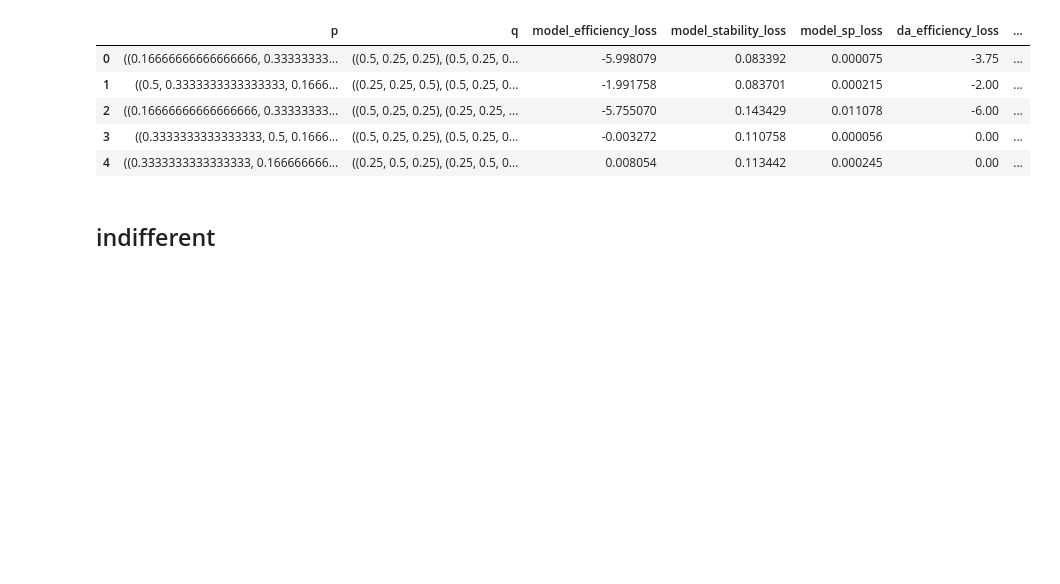
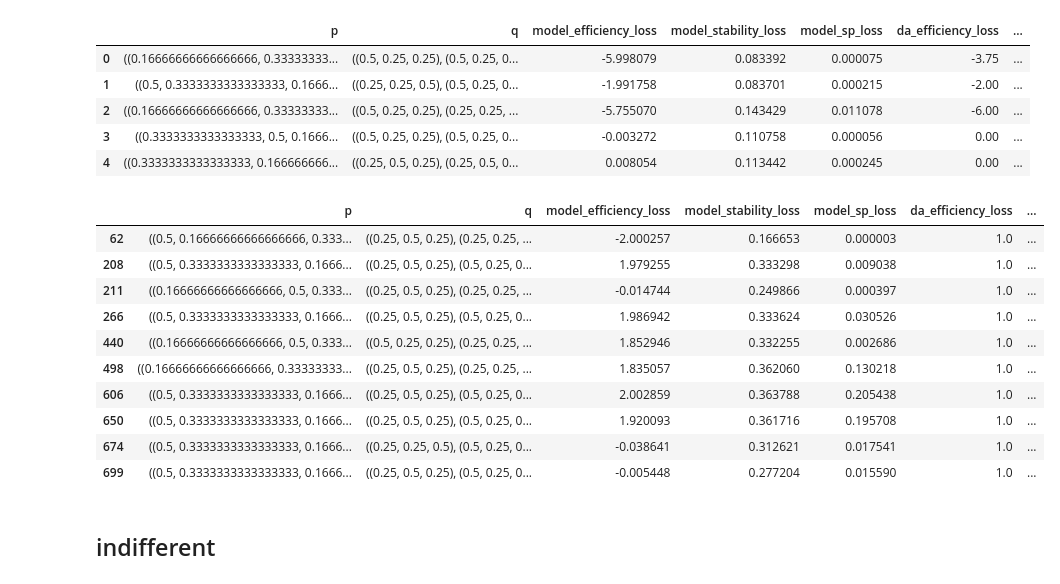
Before and after one commit to meina-t/matching_with_dl, a Jupyter notebook: dual_primal_matching.ipynb, the cells around one changed output. Cells and saved outputs as stored; diff of their text form; code cells hidden in the pictures; blank space fills up the shorter version.

```diff
--- a/dual_primal_matching.ipynb
+++ b/dual_primal_matching.ipynb
@@ -451,3 +660,17 @@ df.head()
 | 2 | ((0.16666666666666666, 0.33333333... | ((0.5, 0.25, 0.25), (0.25, 0.25, ... | -5.755070 | 0.143429 | 0.011078 | -6.00 | ... |
 | 3 | ((0.3333333333333333, 0.5, 0.1666... | ((0.5, 0.25, 0.25), (0.5, 0.25, 0... | -0.003272 | 0.110758 | 0.000056 | 0.00 | ... |
 | 4 | ((0.3333333333333333, 0.166666666... | ((0.25, 0.5, 0.25), (0.25, 0.5, 0... | 0.008054 | 0.113442 | 0.000245 | 0.00 | ... |
+# %%
+df_2[df_2["da_efficiency_loss"] > 0]
+# %% [output]
+|  | p | q | model_efficiency_loss | model_stability_loss | model_sp_loss | da_efficiency_loss | ... |
+| 62 | ((0.5, 0.16666666666666666, 0.333... | ((0.25, 0.5, 0.25), (0.25, 0.25, ... | -2.000257 | 0.166653 | 0.000003 | 1.0 | ... |
+| 208 | ((0.5, 0.3333333333333333, 0.1666... | ((0.25, 0.5, 0.25), (0.5, 0.25, 0... | 1.979255 | 0.333298 | 0.009038 | 1.0 | ... |
+| 211 | ((0.16666666666666666, 0.5, 0.333... | ((0.25, 0.5, 0.25), (0.25, 0.25, ... | -0.014744 | 0.249866 | 0.000397 | 1.0 | ... |
+| 266 | ((0.5, 0.3333333333333333, 0.1666... | ((0.25, 0.5, 0.25), (0.5, 0.25, 0... | 1.986942 | 0.333624 | 0.030526 | 1.0 | ... |
+| 440 | ((0.16666666666666666, 0.5, 0.333... | ((0.5, 0.25, 0.25), (0.25, 0.25, ... | 1.852946 | 0.332255 | 0.002686 | 1.0 | ... |
+| 498 | ((0.16666666666666666, 0.33333333... | ((0.25, 0.5, 0.25), (0.25, 0.25, ... | 1.835057 | 0.362060 | 0.130218 | 1.0 | ... |
+| 606 | ((0.5, 0.3333333333333333, 0.1666... | ((0.25, 0.5, 0.25), (0.5, 0.25, 0... | 2.002859 | 0.363788 | 0.205438 | 1.0 | ... |
+| 650 | ((0.5, 0.3333333333333333, 0.1666... | ((0.25, 0.5, 0.25), (0.5, 0.25, 0... | 1.920093 | 0.361716 | 0.195708 | 1.0 | ... |
+| 674 | ((0.5, 0.3333333333333333, 0.1666... | ((0.25, 0.25, 0.5), (0.5, 0.25, 0... | -0.038641 | 0.312621 | 0.017541 | 1.0 | ... |
+| 699 | ((0.5, 0.3333333333333333, 0.1666... | ((0.25, 0.5, 0.25), (0.5, 0.25, 0... | -0.005448 | 0.277204 | 0.015590 | 1.0 | ... |
```
Also changed, not shown: parts of 22 cells of this notebook, 2 other files.
